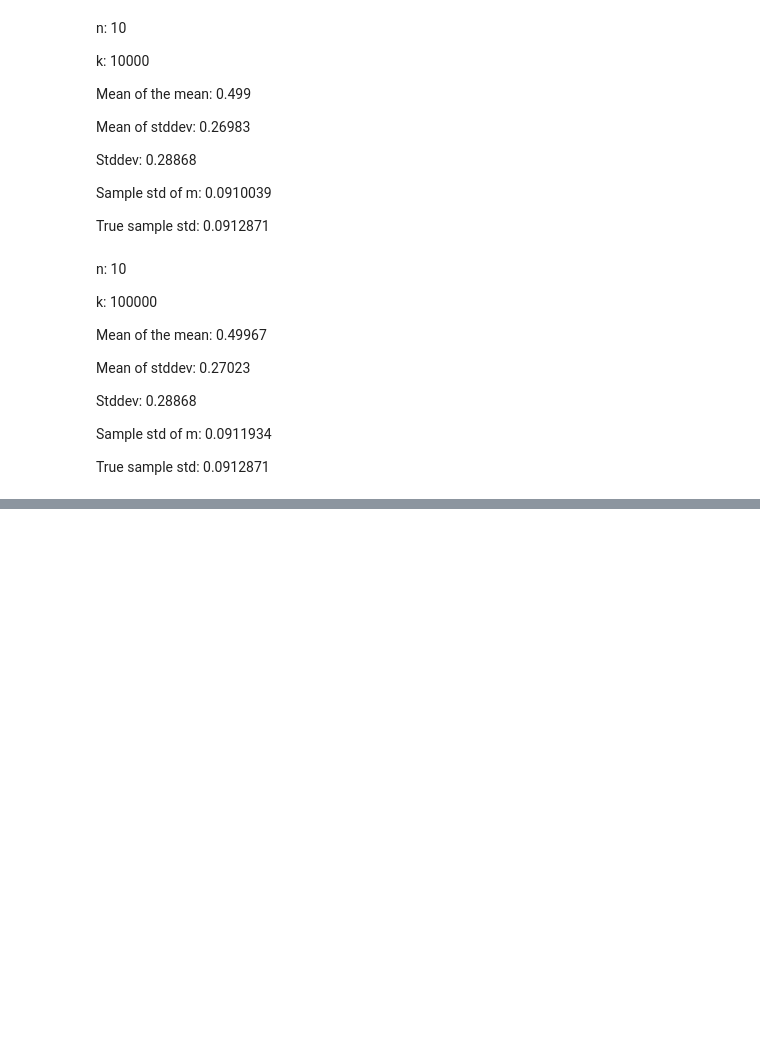
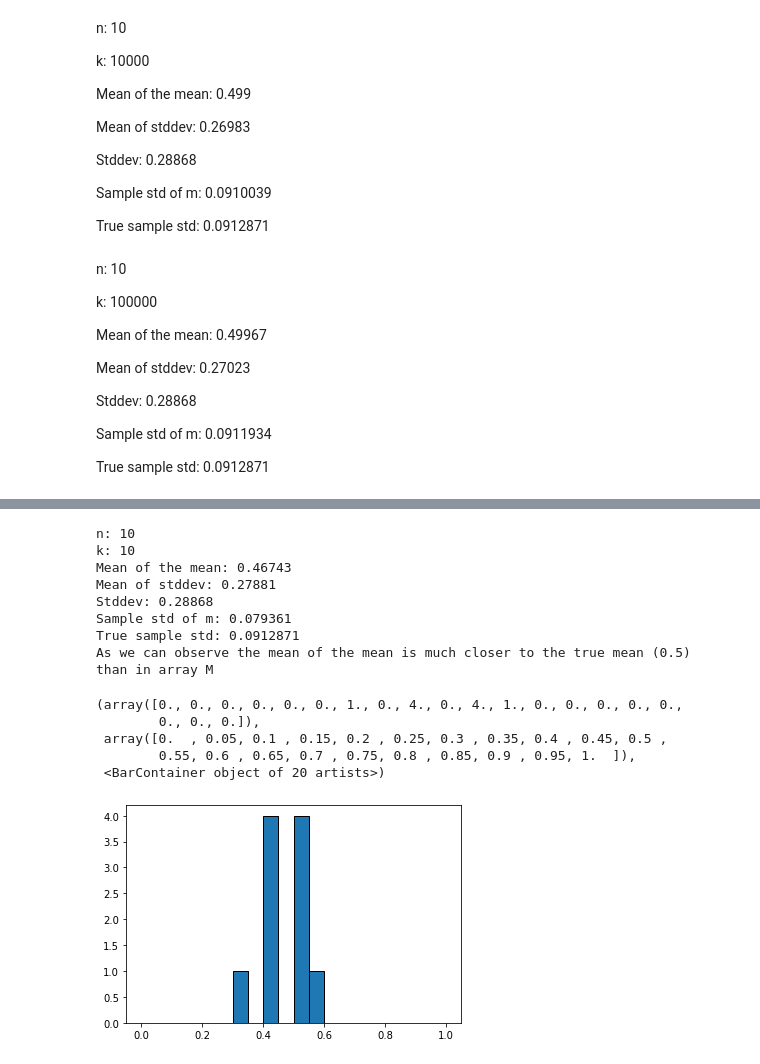
Before and after one commit to lsig/Statistics, a Jupyter notebook: Workbook.ipynb, the cells around one changed output, grey strips where cells are left out. Cells and saved outputs as stored; diff of their text form; code cells hidden in the pictures; blank space fills up the shorter version.

```diff
--- a/Workbook.ipynb
+++ b/Workbook.ipynb
@@ -6767,0 +6962,45 @@ True sample std: 0.0912871
+# %%
+from numpy import random, mean, std
+import pandas as pd
+import matplotlib.pyplot as plt
+
+k = 10
+n = 10
+m = []
+stddevs = []
+df = pd.DataFrame()
+
+bins = [0, 0.05,0.1,0.15,0.2,0.25,0.3,0.35,0.40,0.45,0.50,0.55,0.60,0.65,0.70,0.75,0.80,0.85,0.90,0.95,1]
+
+for i in range(k):
+    rand_lis =  [random.random_sample(1) for _ in range(n)]
+    m.append(mean(rand_lis))
+    stddevs.append(std(rand_lis))
+
+df['M'] = m
+df['Std.dev'] = stddevs
+
+mean_mean = df['M'].mean()
+print(f'n: {n}\nk: {k}')
+print(f'Mean of the mean: {round(mean_mean,5)}')
+sample_std_of_m = df['M'].std()
+mean_of_std = df['Std.dev'].mean()
+print(f'Mean of stddev: {round(mean_of_std,5)}\nStddev: {round(1 / sqrt(12),5)}\nSample std of m: {round(sample_std_of_m,7)}\nTrue sample std: {round(1 / sqrt(12 * n),7)}')
+print('As we can observe the mean of the mean is much closer to the true mean (0.5) than in array M')
+
+plt.hist(df['M'], bins=bins, edgecolor='k')
+# %% [output]
+n: 10
+k: 10
+Mean of the mean: 0.46743
+Mean of stddev: 0.27881
+Stddev: 0.28868
+Sample std of m: 0.079361
+True sample std: 0.0912871
+As we can observe the mean of the mean is much closer to the true mean (0.5) than in array M
+(array([0., 0., 0., 0., 0., 0., 1., 0., 4., 0., 4., 1., 0., 0., 0., 0., 0.,
+        0., 0., 0.]),
+ array([0.  , 0.05, 0.1 , 0.15, 0.2 , 0.25, 0.3 , 0.35, 0.4 , 0.45, 0.5 ,
+        0.55, 0.6 , 0.65, 0.7 , 0.75, 0.8 , 0.85, 0.9 , 0.95, 1.  ]),
+ <BarContainer object of 20 artists>)
+[figure, added]
```
Also changed, not shown: parts of 50 cells of this notebook, 1 other file.
